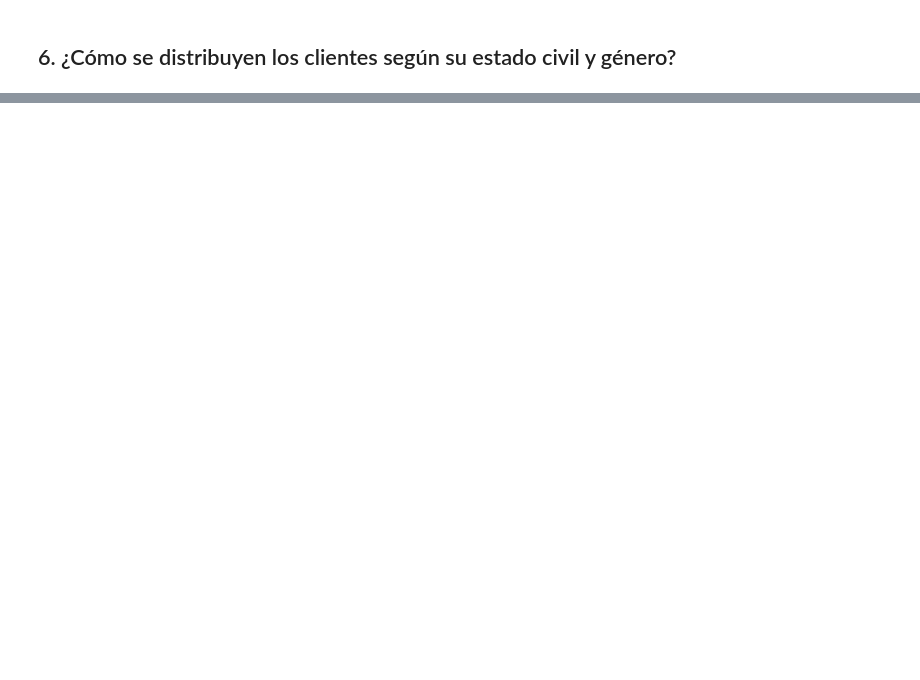
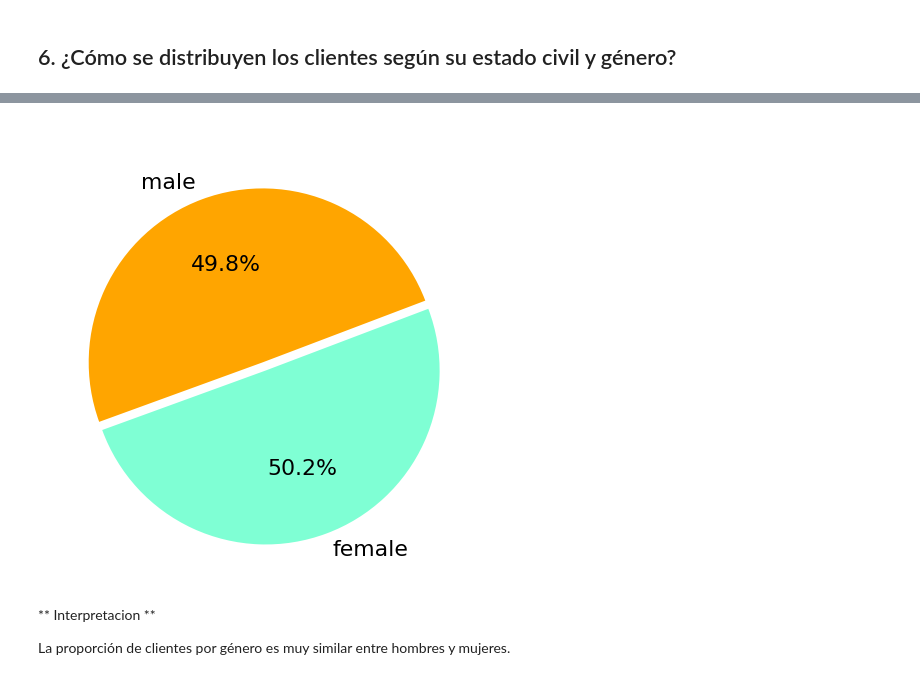
Before and after one commit to Adalab/bda-modulo-3-evaluacion-final-raquelmartinrodriguez, a Jupyter notebook: 3_analisis.ipynb, the cells around one changed output, grey strips where cells are left out. Cells and saved outputs as stored; diff of their text form; code cells hidden in the pictures; blank space fills up the shorter version.

```diff
--- a/3_analisis.ipynb
+++ b/3_analisis.ipynb
@@ -246,0 +328,26 @@ Niveles educativos más altos, como doctorados y máster, parecen tener salarios
+# %%
+# definimos una lista con los colores que queremos para cada una de las categorías.
+
+colores = ["aquamarine", "orange"]
+
+
+# creamos el gráfico basándonos en el DataFrame que hemos creado en el paso anterior
+plt.figure(figsize=(8,8))
+
+explode = ( 0.05 ,0) # para sacar los quesitos hacia fuera
+
+plt.pie("loyalty_number", labels= "gender",
+        data = df_genero,
+        autopct=  '%1.1f%%',
+        colors = colores,
+        textprops={'fontsize': 22},
+        startangle=200,
+        explode = explode)  # para sacar los quesitos hacia fuera)
+
+plt.title("Proporción de clientes por género", color = "white", fontsize = 16, fontweight = "bold"); # para poner el título
+# %% [output]
+[figure, added]
+# %% [markdown]
+** Interpretacion **
+
+La proporción de clientes por género es muy similar entre hombres y mujeres.
```
Also changed, not shown: parts of 11 cells of this notebook, 1 other file.
